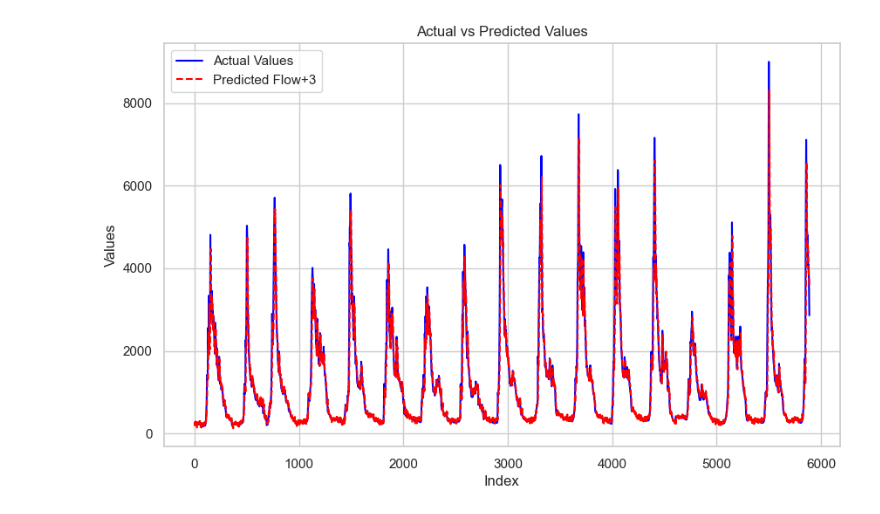
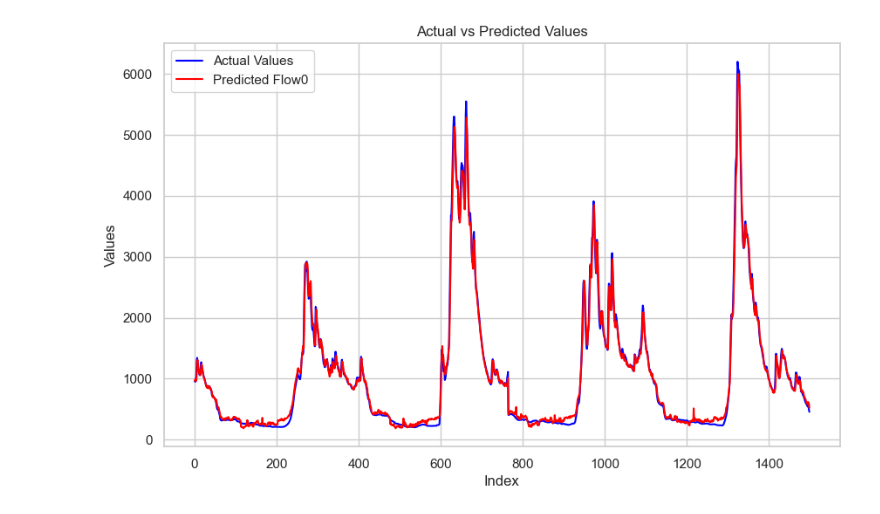
Before and after one commit to Abdullah-Usmani/flood-research1, a Jupyter notebook: LinSVR.ipynb, the cells around one changed output. Drawn from its saved outputs; the diff is of its cells as text; code cells hidden in the pictures.

```diff
--- a/LinSVR.ipynb
+++ b/LinSVR.ipynb
@@ -33,6 +31,14 @@ df = pd.read_csv('collective1972-2023.csv')
 # %%
+df = pd.read_csv('collective1972-2023.csv')
+
+# Extract year, month, and day into separate columns
+df['LOCAL_DATE'] = pd.to_datetime(df['LOCAL_DATE'])
+df['Month'] = df['LOCAL_DATE'].dt.month
+df = pd.get_dummies(df, columns=['Month'])
+
+
 # Drop any non-numeric columns that aren't needed for training
-df.drop(['LOCAL_DATE', 'SYM', 'CITY', 'STATION', 'LATITUDE', 'LONGITUDE', 'LATITUDE', 'MAX_REL_HUMIDITY', 'MIN_REL_HUMIDITY', 'DIRECTION_MAX_GUST', 'SPEED_MAX_GUST', 'COOLING_DEGREE_DAYS', 'Flow-2', 'Flow-3'], axis=1, inplace=True)
+df.drop(['LOCAL_DATE', 'SYM', 'CITY', 'STATION', 'LATITUDE', 'LONGITUDE', 'LATITUDE', 'MAX_REL_HUMIDITY', 'MIN_REL_HUMIDITY', 'DIRECTION_MAX_GUST', 'SPEED_MAX _GUST', 'COOLING_DEGREE_DAYS', 'Flow-2', 'Flow-3'], axis=1, inplace=True)
 
 # Create new columns with flow values after 1 day, 2 days, 3 days
 df['Flow+1'] = df['Flow0'].shift(-1)  # Shift up by 1
@@ -289,8 +329,14 @@ for i in range(Y_pred.shape[1]):
 # %%
 new_data = pd.read_csv('liard1944-2013.csv')  # Replace with the actual path to your new dataset
 
+# Extract year, month, and day into separate columns
+new_data['LOCAL_DATE'] = pd.to_datetime(new_data['LOCAL_DATE'])
+new_data['Month'] = new_data['LOCAL_DATE'].dt.month
+new_data = pd.get_dummies(new_data, columns=['Month'])
+
+
 # Drop any non-numeric columns that aren't needed for training
-new_data.drop(['LOCAL_DATE', 'SYM', 'CITY', 'STATION', 'LATITUDE', 'LONGITUDE', 'LATITUDE', 'MAX_REL_HUMIDITY', 'MIN_REL_HUMIDITY', 'DIRECTION_MAX_GUST', 'SPEED_MAX_GUST', 'COOLING_DEGREE_DAYS', 'Flow-2', 'Flow-3'], axis=1, inplace=True)
+new_data.drop(['LOCAL_DATE', 'SYM', 'CITY', 'STATION', 'LATITUDE', 'LONGITUDE', 'LATITUDE', 'MAX_REL_HUMIDITY', 'MIN_REL_HUMIDITY', 'DIRECTION_MAX_GUST', 'SPEED_MAX _GUST', 'COOLING_DEGREE_DAYS', 'Flow-2', 'Flow-3'], axis=1, inplace=True)
 
 # Create new columns with flow values after 1 day, 2 days, 3 days
 new_data['Flow+1'] = new_data['Flow0'].shift(-1)  # Shift up by 1
@@ -302,11 +348,13 @@ new_data['Flow+3'] = new_data['Flow0'].shift(-3)  # Shift up by 3
 # new_data_imputed = pd.DataFrame(imputer.fit_transform(new_data), columns=new_data.columns)
 new_data_imputed = new_data.dropna()
 
-new_data_imputed.drop(new_data_imputed.index[:14000], inplace=True)
+selected_data = new_data_imputed.iloc[870:1000]
 
-print(new_data_imputed.describe())
-print(new_data_imputed.head(4))
+# new_data_imputed.drop(new_data_imputed.index[4000:6000], inplace=True)
+
+print(selected_data.describe())
+print(selected_data.head(4))
 # Define X and Y
-Y2 = new_data_imputed[['Flow0', 'Flow+1', 'Flow+2', 'Flow+3']]  # Target variable
-X2 = new_data_imputed.drop(['Flow0', 'Flow+1', 'Flow+2', 'Flow+3'], axis=1)  # Features
+Y2 = selected_data[['Flow0', 'Flow+1', 'Flow+2', 'Flow+3']]  # Target variable
+X2 = selected_data.drop(['Flow0', 'Flow+1', 'Flow+2', 'Flow+3'], axis=1)  # Features
 # %% [output]
@@ -428,18 +472,18 @@ for i in range(Y_pred2.shape[1]):
 # %%
 plt.figure(figsize=(10, 6))
-# plt.plot(range(len(Y2)), Y2.iloc[:, 0], color='blue', label='Actual Values')
+plt.plot(range(len(Y2)), Y2.iloc[:, 0], color='blue', label='Actual Values')
 # plt.plot(range(len(Y2)), Y2.iloc[:, 1], color='blue', label='Actual Values')
 # plt.plot(range(len(Y2)), Y2.iloc[:, 2], color='blue', label='Actual Values')
-plt.plot(range(len(Y2)), Y2.iloc[:, 3], color='blue', label='Actual Values')
-# plt.plot(range(len(Y_pred2)), Y_pred2[:, 0], color='red', linestyle='--', label='Predicted Flow0')
-# plt.plot(range(len(Y_pred2)), Y_pred2[:, 1], color='red', linestyle='--', label='Predicted Flow+1')
-# plt.plot(range(len(Y_pred2)), Y_pred2[:, 2], color='red', linestyle='--', label='Predicted Flow+2')
-plt.plot(range(len(Y_pred2)), Y_pred2[:, 3], color='red', linestyle='--', label='Predicted Flow+3')
+# plt.plot(range(len(Y2)), Y2.iloc[:, 3], color='blue', label='Actual Values')
+plt.plot(range(len(Y_pred2)), Y_pred2[:, 0], color='red', label='Predicted Flow0')
+# plt.plot(range(len(Y_pred2)), Y_pred2[:, 1], color='red', label='Predicted Flow+1')
+# plt.plot(range(len(Y_pred2)), Y_pred2[:, 2], color='red', label='Predicted Flow+2')
+# plt.plot(range(len(Y_pred2)), Y_pred2[:, 3], color='red', label='Predicted Flow+3')
 plt.xlabel('Index')
 plt.ylabel('Values')
 plt.title('Actual vs Predicted Values')
 plt.legend()
 plt.grid(True)
 plt.show()
 # %% [output]
-[figure, old version]
+[figure, new version]
```
Also changed, not shown: parts of 12 cells of this notebook, 10 other files.
